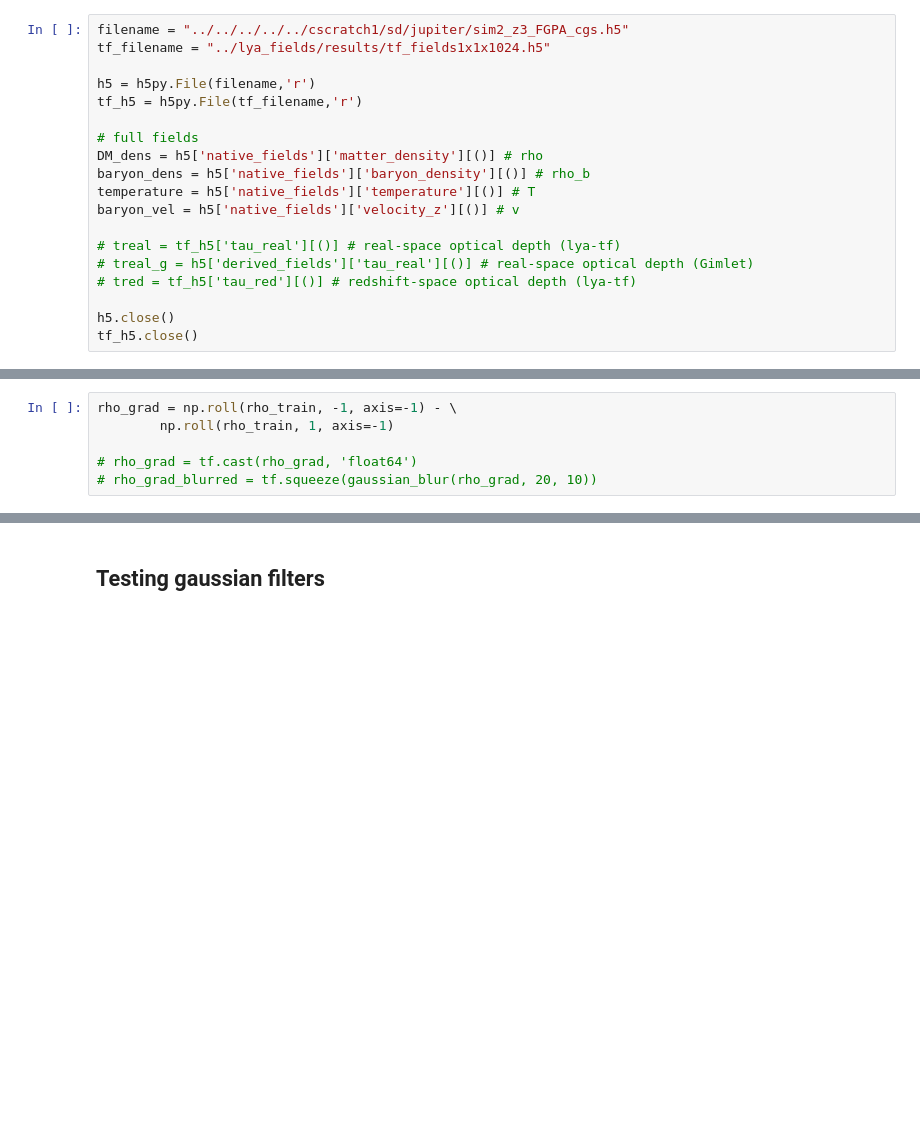
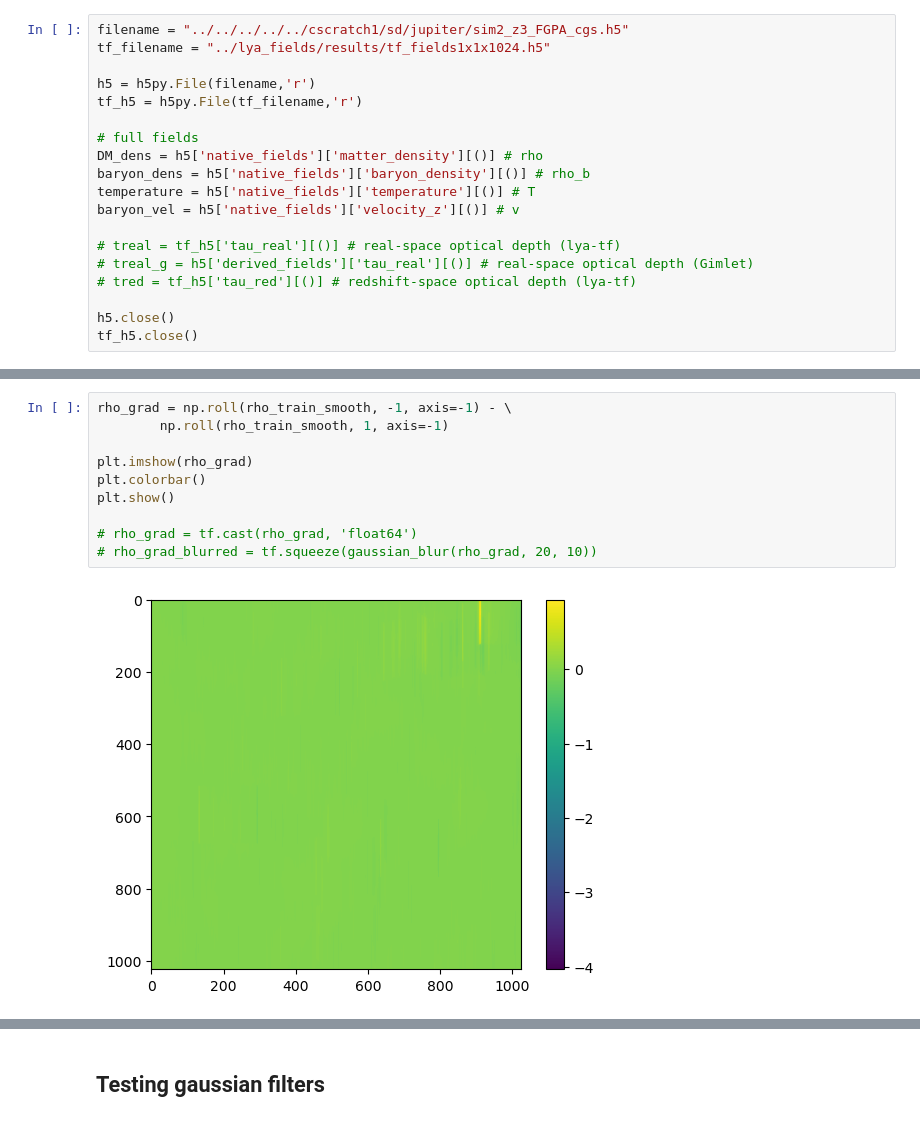
Before and after one commit to Jupiter1994/lya-tf, a Jupyter notebook: lya_fields/DM_to_bary_fitting.ipynb, the cells around one changed output, grey strips where cells are left out. Drawn from its saved outputs; the diff is of its cells as text; blank space fills up the shorter version.

```diff
--- a/lya_fields/DM_to_bary_fitting.ipynb
+++ b/lya_fields/DM_to_bary_fitting.ipynb
@@ -89,6 +108,12 @@ rho_train = tf.cast(rho_train, 'float64')
 # %%
-rho_grad = np.roll(rho_train, -1, axis=-1) - \
-        np.roll(rho_train, 1, axis=-1)
+rho_grad = np.roll(rho_train_smooth, -1, axis=-1) - \
+        np.roll(rho_train_smooth, 1, axis=-1)
+
+plt.imshow(rho_grad)
+plt.colorbar()
+plt.show()
 
 # rho_grad = tf.cast(rho_grad, 'float64')
 # rho_grad_blurred = tf.squeeze(gaussian_blur(rho_grad, 20, 10))
+# %% [output]
+[figure, added]
```
Also changed, not shown: parts of 18 cells of this notebook.
